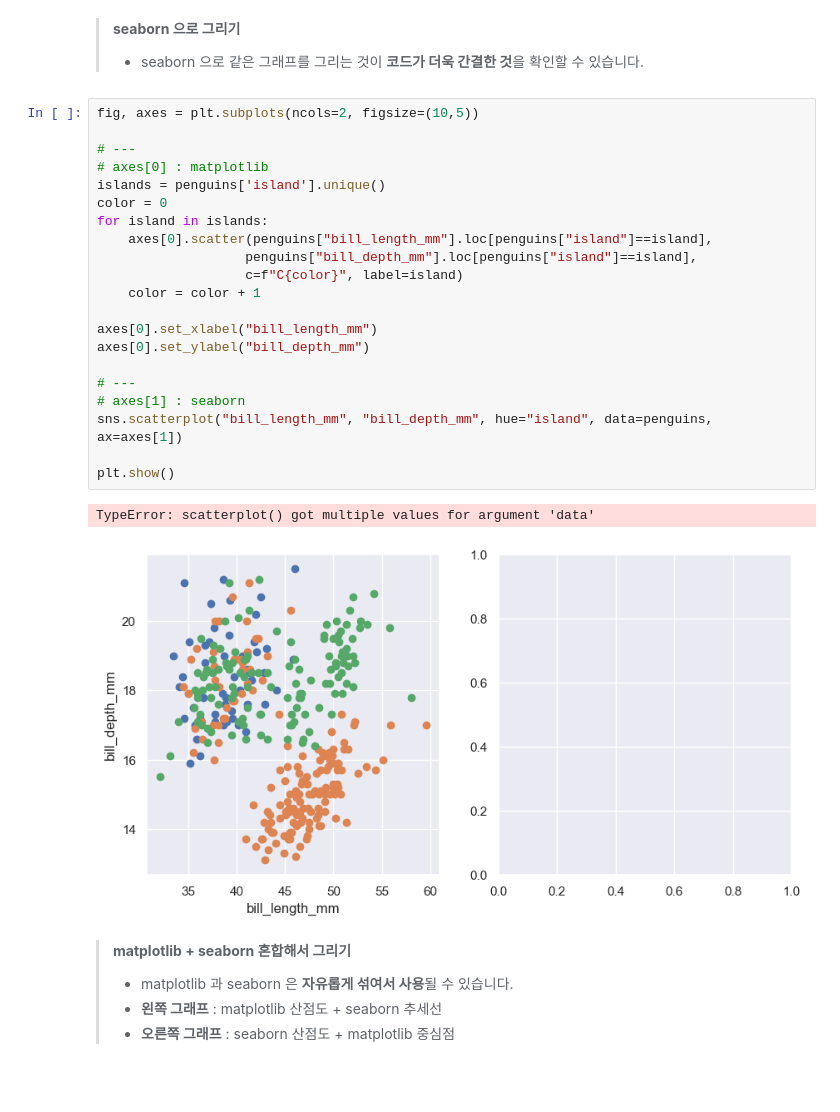
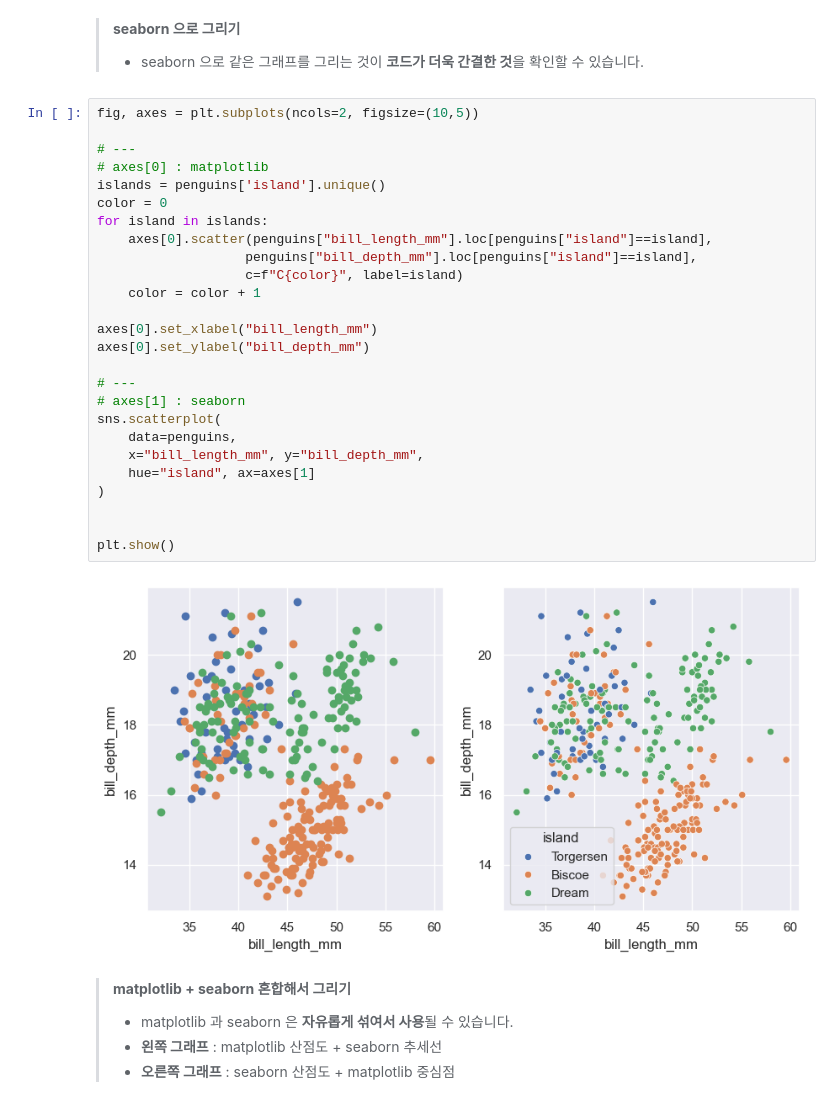
Before and after one commit to jungwoonAn/dataAnalysis, a Jupyter notebook: 03. 파이썬을 활용한 데이터 시각화/05_seaborn_2_matplotlib과_seaborn.ipynb, the cells around one changed output. Saved outputs shown, nothing was run; the diff lists cells and outputs as text; blank space fills up the shorter version.

```diff
--- a/03. 파이썬을 활용한 데이터 시각화/05_seaborn_2_matplotlib과_seaborn.ipynb
+++ b/03. 파이썬을 활용한 데이터 시각화/05_seaborn_2_matplotlib과_seaborn.ipynb
@@ -255,27 +262,31 @@ plt.show()
 # %%
 fig, axes = plt.subplots(ncols=2, figsize=(10,5))
 
 # ---
 # axes[0] : matplotlib
 islands = penguins['island'].unique()
 color = 0
 for island in islands:
     axes[0].scatter(penguins["bill_length_mm"].loc[penguins["island"]==island],
                    penguins["bill_depth_mm"].loc[penguins["island"]==island],
                    c=f"C{color}", label=island)
     color = color + 1
 
 axes[0].set_xlabel("bill_length_mm")
 axes[0].set_ylabel("bill_depth_mm")
 
 # ---
 # axes[1] : seaborn
-sns.scatterplot("bill_length_mm", "bill_depth_mm", hue="island", data=penguins, ax=axes[1])
+sns.scatterplot(
+    data=penguins,
+    x="bill_length_mm", y="bill_depth_mm",
+    hue="island", ax=axes[1]
+)
+
 
 plt.show()
 # %% [output]
-TypeError: scatterplot() got multiple values for argument 'data'
-[figure, old version]
+[figure, new version]
 # %% [markdown]
 > **matplotlib + seaborn 혼합해서 그리기**
 > - matplotlib 과 seaborn 은 **자유롭게 섞여서 사용**될 수 있습니다.
```
Also changed, not shown: parts of 4 cells of this notebook, 5 other files.
